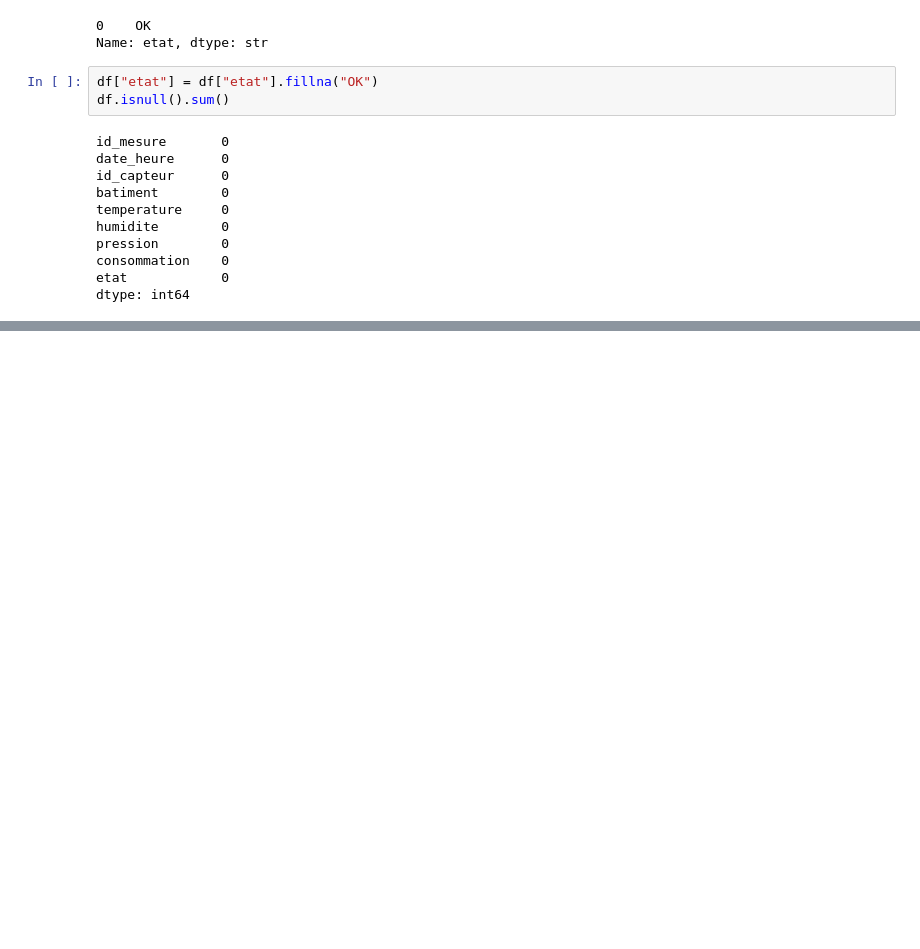
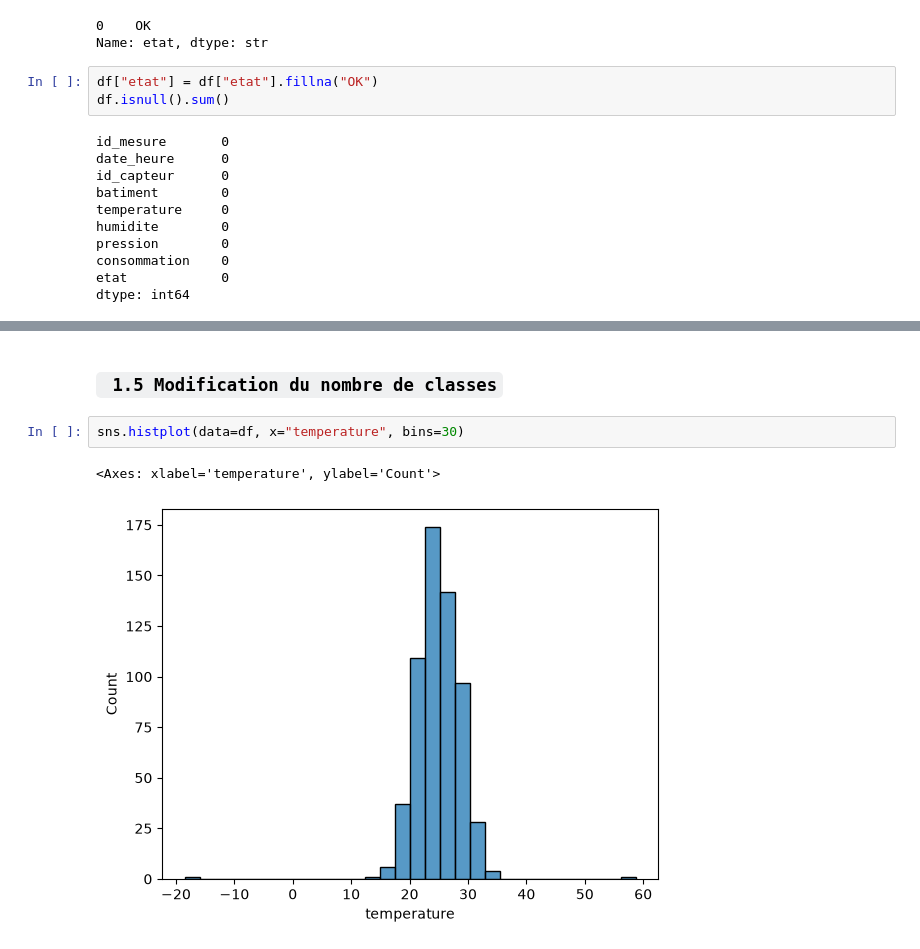
Before and after one commit to Alassanee/atelier_seaborn_iot, a Jupyter notebook: notebooks/atelier_seaborn_iot.ipynb, the cells around one changed output, grey strips where cells are left out. Saved outputs shown, nothing was run; the diff lists cells and outputs as text; blank space fills up the shorter version.

```diff
--- a/notebooks/atelier_seaborn_iot.ipynb
+++ b/notebooks/atelier_seaborn_iot.ipynb
@@ -125,0 +162,7 @@ dtype: int64
+# %% [markdown]
+### ` 1.5 Modification du nombre de classes`
+# %%
+sns.histplot(data=df, x="temperature", bins=30)
+# %% [output]
+<Axes: xlabel='temperature', ylabel='Count'>
+[figure, added]
```
Also changed, not shown: parts of 10 cells of this notebook.
